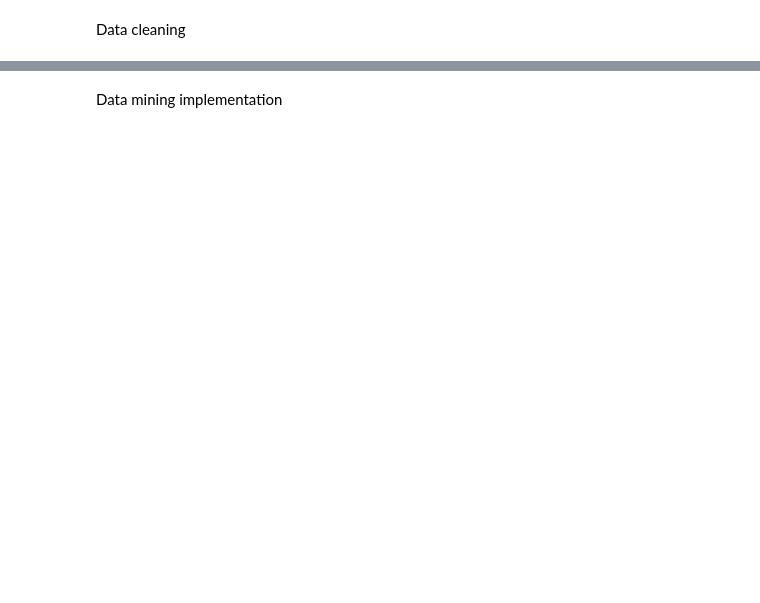
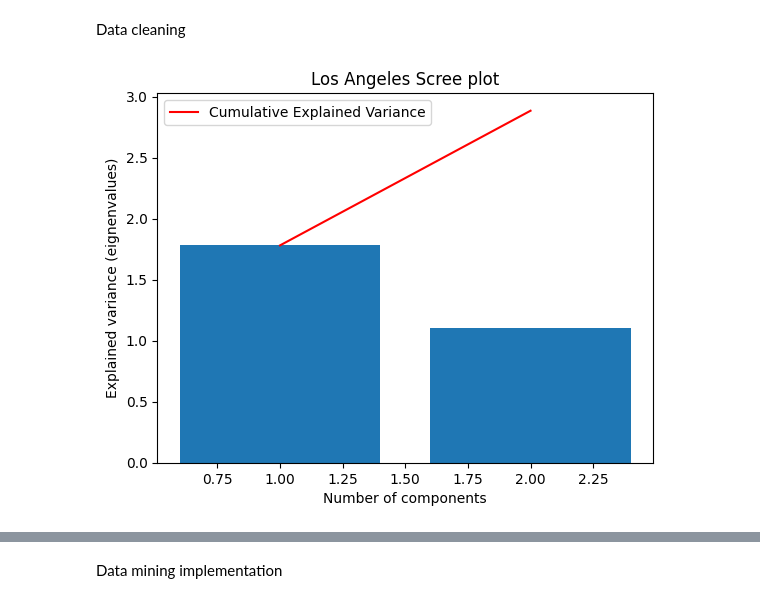
Before and after one commit to hhhzs/Chicago-Crime-Analysis, a Jupyter notebook: CS483_Final_Project_Crime_Analysis.ipynb, the cells around one changed output, grey strips where cells are left out. Saved outputs shown, nothing was run; the diff lists cells and outputs as text; code cells hidden in the pictures; blank space fills up the shorter version.

```diff
--- a/CS483_Final_Project_Crime_Analysis.ipynb
+++ b/CS483_Final_Project_Crime_Analysis.ipynb
@@ -61,2 +51,93 @@ update-alternatives: using /usr/lib/jvm/java-8-openjdk-amd64/bin/wsgen to provid
 # %% [markdown]
 Data cleaning
+# %%
+from sklearn.preprocessing import StandardScaler
+from sklearn.decomposition import PCA
+import pandas as pd
+
+from random import randint
+
+#REad LA crime data file "Crime Data from 2020 to Present"
+df_LA = pd.read_csv("https://data.lacity.org/api/views/2nrs-mtv8/rows.csv")
+#drop the null attributes in cleaning
+#df_LA = df_LA.dropna()
+features = ['LAT', 'LON', 'TIME OCC']
+targetFeature = ['Crm Cd Desc']
+df_LA['Date'] = pd.to_datetime(df_LA['DATE OCC'])
+# %%
+import seaborn as sns
+import matplotlib.pyplot as plt
+import numpy as np
+
+x = df_LA.loc[:, features].values
+y = df_LA.loc[:,targetFeature].values
+x = StandardScaler().fit_transform(x)
+
+targets = df_LA.loc[:,targetFeature].values
+targets = [j for sub in targets for j in sub]
+targets = list(set(targets))
+
+pca = PCA(n_components=2)
+principalComponents = pca.fit_transform(x)
+
+# Bar plot of explained_variance
+plt.bar(
+    range(1,len(pca.explained_variance_)+1),
+    pca.explained_variance_
+    )
+
+plt.plot(
+    range(1,len(pca.explained_variance_ )+1),
+    np.cumsum(pca.explained_variance_),
+    c='red',
+    label='Cumulative Explained Variance')
+
+plt.legend(loc='upper left')
+plt.xlabel('Number of components')
+plt.ylabel('Explained variance (eignenvalues)')
+plt.title('Los Angeles Scree plot')
+
+plt.show()
+
+plt.bar(
+    range(1,len(pca.explained_variance_)+1),
+    pca.explained_variance_
+    )
+
+
+plt.xlabel('PCA Feature')
+plt.ylabel('Explained variance')
+plt.title('Feature Explained Variance')
+plt.show()
+
+principalDf = pd.DataFrame(data = principalComponents
+             , columns = ['principal component 1', 'principal component 2'])
+finalDf = pd.concat([principalDf, df_LA[targetFeature].reset_index(drop=True)], axis = 1)
+sns.countplot(
+    x=targetFeature[0],
+    data=finalDf)
+plt.title('LA Crime targets value count')
+plt.xticks(rotation=90)
+plt.show()
+
+fig = plt.figure(figsize = (8,8))
+ax = fig.add_subplot(1,1,1)
+ax.set_xlabel('Principal Component 1', fontsize = 15)
+ax.set_ylabel('Principal Component 2', fontsize = 15)
+ax.set_title('Los Angeles PCA 3 Features to 1 Crime Description', fontsize = 20)
+#Plot the PCA
+# targets = ['Iris-setosa', 'Iris-versicolor', 'Iris-virginica']
+# colors = ['r', 'g', 'b']
+colors = []
+for i in range(len(targets)):
+    colors.append('#%06X' % randint(0, 0xFFFFFF))
+for target, color in zip(targets,colors):
+    indicesToKeep = finalDf[targetFeature[0]] == target
+    ax.scatter(finalDf.loc[indicesToKeep, 'principal component 1']
+               , finalDf.loc[indicesToKeep, 'principal component 2']
+               , c = color
+               , s = 50)
+ax.legend(targets)
+ax.grid()
+# %% [output]
+[figure, added]
```
Also changed, not shown: parts of 36 cells of this notebook.
